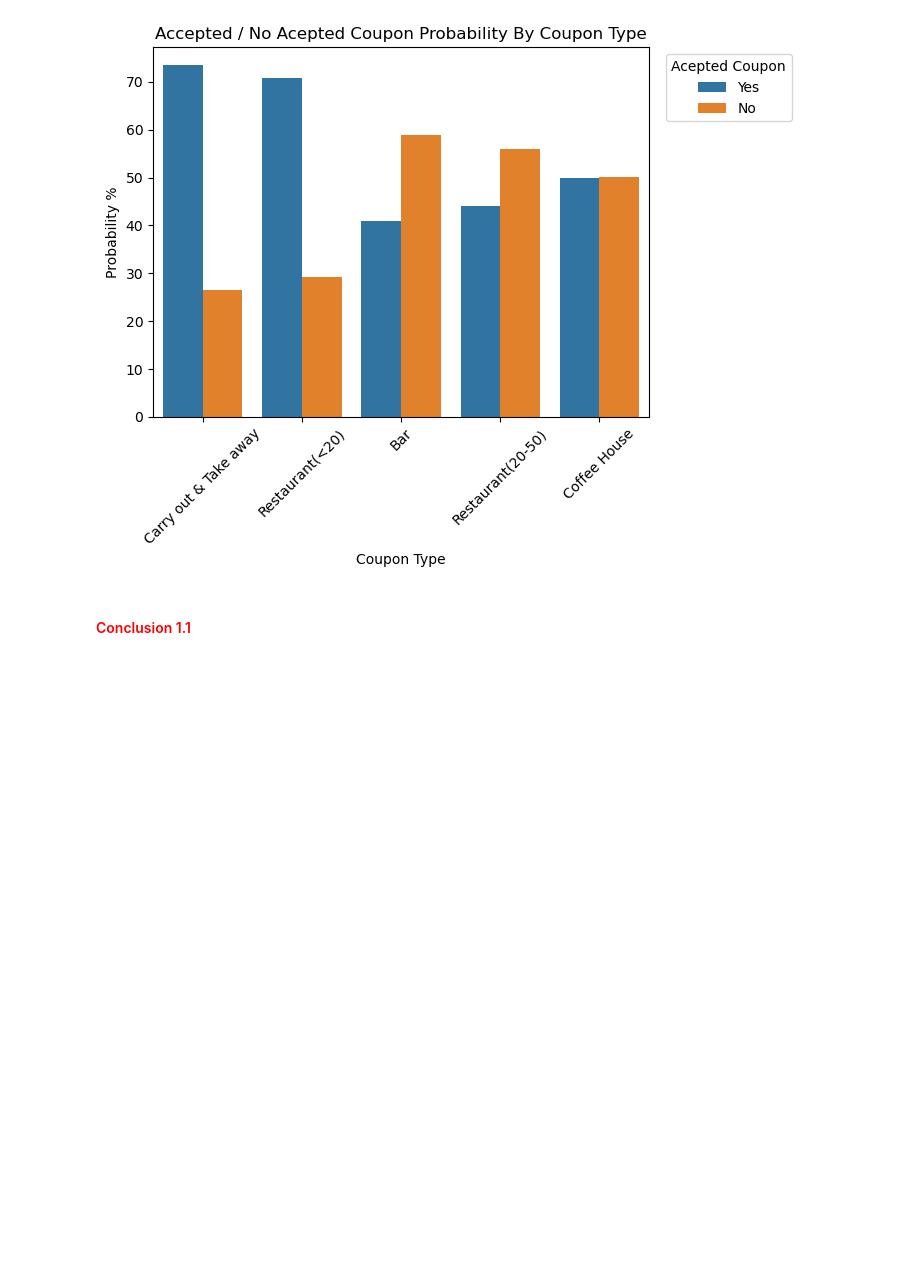
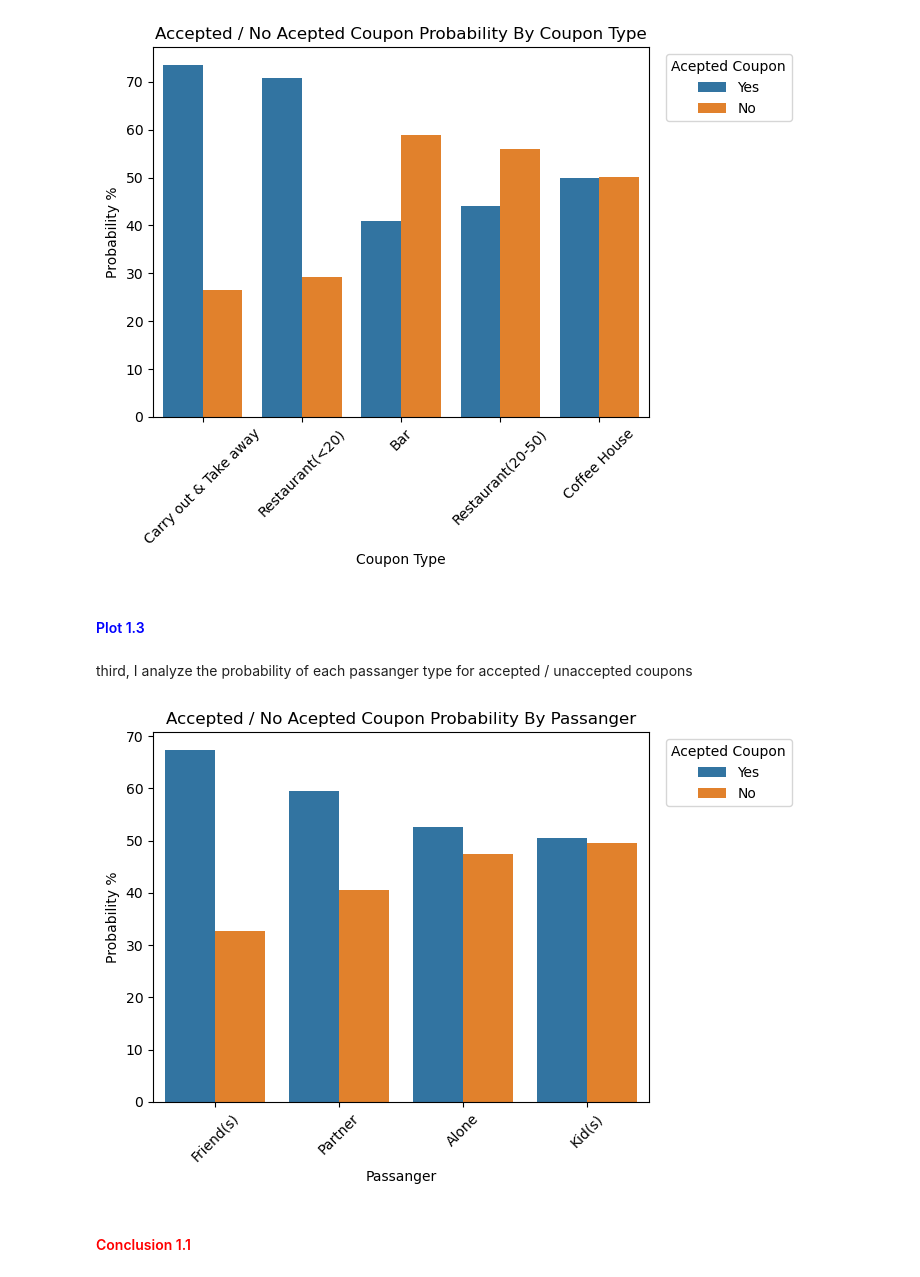
Before and after one commit to camorante/Will-a-Customer-Accept-the-Coupon, a Jupyter notebook: practice_5_1_coupon.ipynb, the cells around one changed output. Saved outputs shown, nothing was run; the diff lists cells and outputs as text; code cells hidden in the pictures; blank space fills up the shorter version.

```diff
--- a/practice_5_1_coupon.ipynb
+++ b/practice_5_1_coupon.ipynb
@@ -645,6 +645,36 @@ plt.xlabel('Coupon Type')
 plt.savefig('images/plot1_2.png', bbox_inches = 'tight')
 # %% [output]
 [figure]
+# %% [markdown]
+<h4 style="color:blue">Plot 1.3</h4>
+# %% [markdown]
+third, I analyze the probability of each passanger type for accepted / unaccepted coupons
+# %%
+coupon_accepted_passgr_data = (clean_data.query('CouponAccepted == 1').groupby('Passanger')[['CouponAccepted']].count() \
+    / clean_data.groupby('Passanger')[['CouponAccepted']].count()) * 100
+coupon_noaccepted_passgr_data = (clean_data.query('CouponAccepted == 0').groupby('Passanger')[['CouponAccepted']].count() \
+    / clean_data.groupby('Passanger')[['CouponAccepted']].count()) * 100
+coupon_accepted_passgr_data['Accepted'] = 'Yes'
+coupon_noaccepted_passgr_data['Accepted'] = 'No'
+coupon_accep_noaccept_passgr_prob_data = pd.concat(
+    [coupon_accepted_passgr_data,
+    coupon_noaccepted_passgr_data]
+)
+coupon_accep_noaccept_passgr_prob_data = coupon_accep_noaccept_passgr_prob_data.reset_index().sort_values(by = ['CouponAccepted'], ascending = [False])
+# %%
+sns.barplot(x = 'Passanger',
+            y = 'CouponAccepted',
+            hue = 'Accepted',
+            data = coupon_accep_noaccept_passgr_prob_data,
+            )
+plt.title('Accepted / No Acepted Coupon Probability By Passanger')
+plt.legend(bbox_to_anchor=(1.02, 1), loc='upper left',title='Acepted Coupon')
+plt.xticks(rotation=45)
+plt.ylabel('Probability %')
+plt.xlabel('Passanger')
+plt.savefig('images/plot1_3.png', bbox_inches = 'tight')
+# %% [output]
+[figure, added]
 # %% [markdown]
 <h4 style="color:red">Conclusion 1.1</h4>
 # %% [markdown]
```
Also changed, not shown: parts of 3 cells of this notebook, 2 other files.
